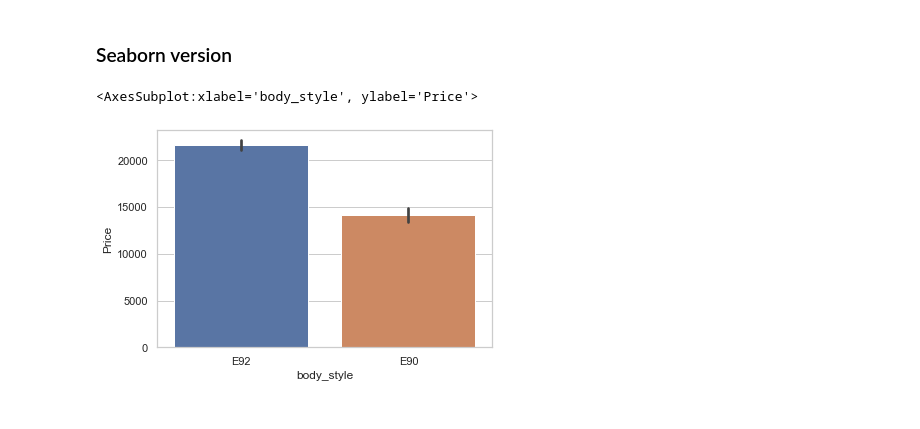
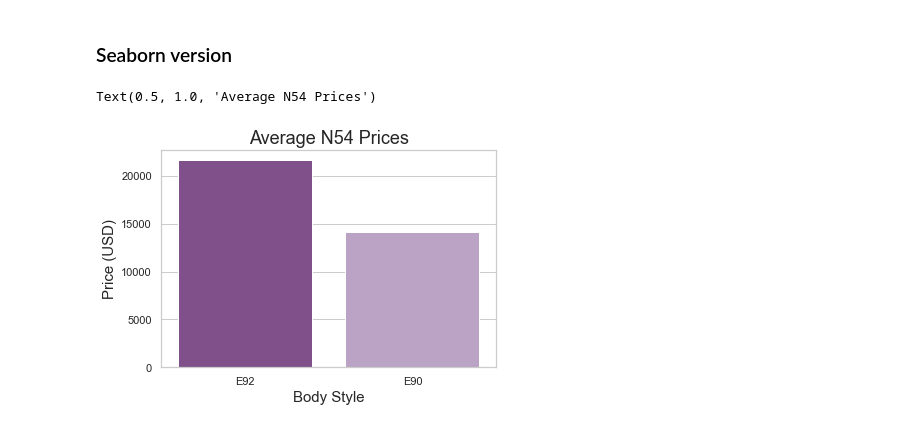
Before and after one commit to MarioRashadHUB/BMW-Price-Analysis, a Jupyter notebook: eda.ipynb, the cells around one changed output. Cells and saved outputs as stored; diff of their text form; code cells hidden in the pictures.

Commit message:
more graphs added

```diff
--- a/eda.ipynb
+++ b/eda.ipynb
@@ -234,5 +231,13 @@ ax = pd.pivot_table(df,index=['body_style'], values=['Price'])
 # %%
-sns.barplot(data=df, x='body_style', y='Price')
+sns.set_palette('PRGn')
+
+price_graph = sns.barplot(data=df, x='body_style', y='Price', ci = None)
+
+price_graph.set_xlabel("Body Style", fontsize = 15)
+
+price_graph.set_ylabel("Price (USD)", fontsize = 15)
+
+price_graph.set_title("Average N54 Prices", fontsize = 18)
 # %% [output]
-<AxesSubplot:xlabel='body_style', ylabel='Price'>
+Text(0.5, 1.0, 'Average N54 Prices')
-[figure, old version]
+[figure, new version]
```
Also changed, not shown: parts of 4 cells of this notebook.
